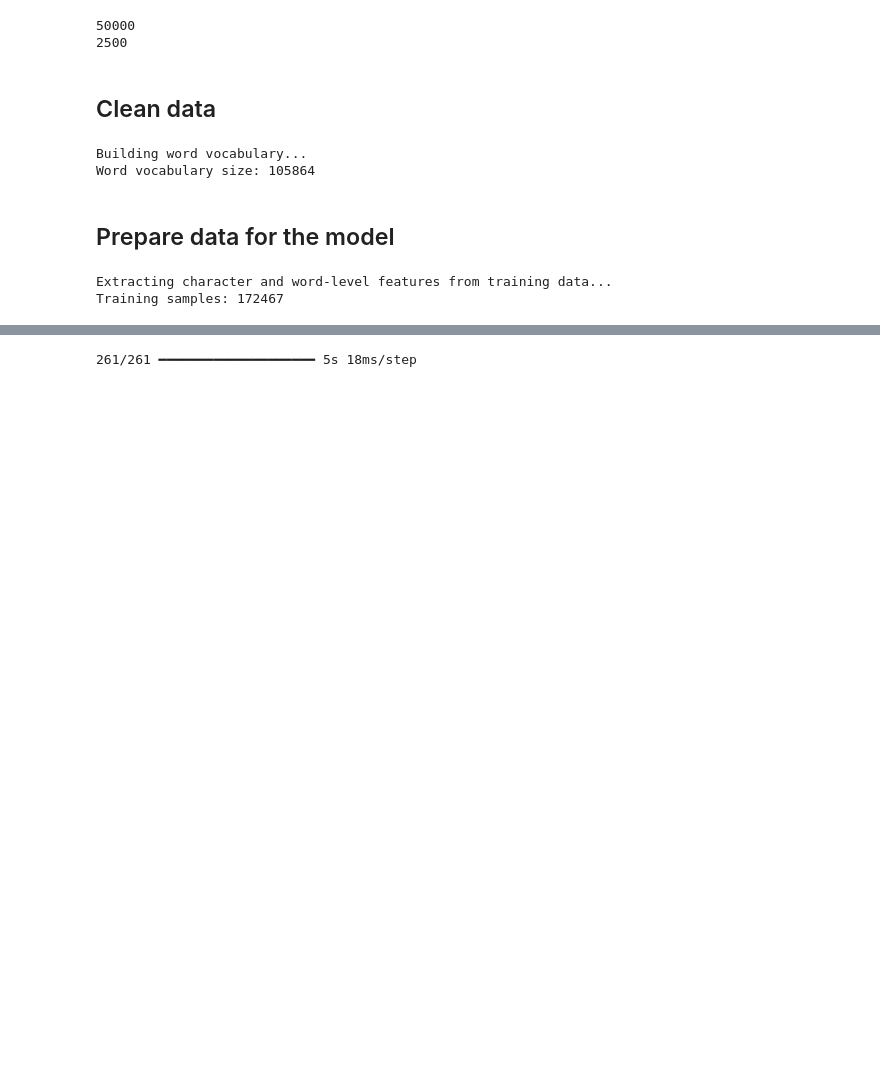
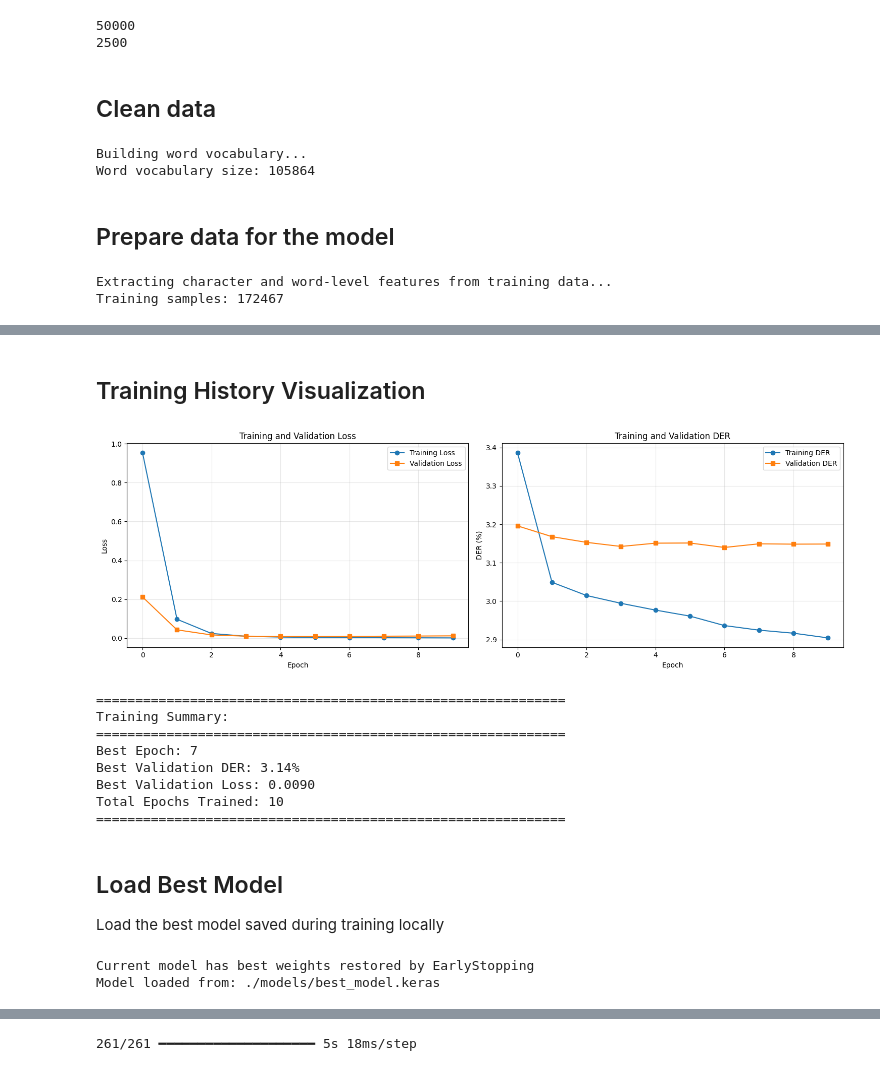
Before and after one commit to team-ronix/Arabic-Text-Diacritization, a Jupyter notebook: code.ipynb, the cells around one changed output, grey strips where cells are left out. Cells and saved outputs as stored; diff of their text form; code cells hidden in the pictures; blank space fills up the shorter version.

```diff
--- a/code.ipynb
+++ b/code.ipynb
@@ -509,10 +688,17 @@ y_train shape: (172467, 607)
 # %%
-# # Train model with multi-input (character + word features)
+# Train model with multi-input (character + word features)
+# Now includes validation data, callbacks, and optional class weights
 with tf.device('/GPU:0'):
     history = model.fit(
         {'char_input': x_train_char, 'word_input': x_train_word, 'position_input': x_train_position},
         y_train,
-        epochs=10,
-        batch_size=128,
+        validation_data=(
+            {'char_input': x_val_char, 'word_input': x_val_word, 'position_input': x_val_position},
+            y_val
+        ),
+        epochs=50,                    # Increased epochs; early stopping will halt if needed
+        batch_size=64,
+        callbacks=callbacks,
+        # class_weight=class_weights, # Uncomment to use class weights for imbalanced data
         verbose=1
     )
@@ -540 +705,68 @@ Epoch 10/10
+# %% [markdown]
+## Training History Visualization
+# %%
+import matplotlib.pyplot as plt
+
+# Plot training history
+fig, axes = plt.subplots(1, 2, figsize=(15, 5))
+
+# Plot Loss
+axes[0].plot(history.history['loss'], label='Training Loss', marker='o')
+axes[0].plot(history.history['val_loss'], label='Validation Loss', marker='s')
+axes[0].set_xlabel('Epoch')
+axes[0].set_ylabel('Loss')
+axes[0].set_title('Training and Validation Loss')
+axes[0].legend()
+axes[0].grid(True, alpha=0.3)
+
+# Plot DER
+axes[1].plot(history.history['DER'], label='Training DER', marker='o')
+axes[1].plot(history.history['val_DER'], label='Validation DER', marker='s')
+axes[1].set_xlabel('Epoch')
+axes[1].set_ylabel('DER (%)')
+axes[1].set_title('Training and Validation DER')
+axes[1].legend()
+axes[1].grid(True, alpha=0.3)
+
+plt.tight_layout()
+plt.show()
+
+# Print best epoch info
+best_epoch = np.argmin(history.history['val_DER'])
+print("\n" + "="*60)
+print("Training Summary:")
+print("="*60)
+print(f"Best Epoch: {best_epoch + 1}")
+print(f"Best Validation DER: {history.history['val_DER'][best_epoch]:.2f}%")
+print(f"Best Validation Loss: {history.history['val_loss'][best_epoch]:.4f}")
+print(f"Total Epochs Trained: {len(history.history['loss'])}")
+print("="*60)
+# %% [output]
+[figure, added]
+============================================================
+Training Summary:
+============================================================
+Best Epoch: 7
+Best Validation DER: 3.14%
+Best Validation Loss: 0.0090
+Total Epochs Trained: 10
+============================================================
+# %% [markdown]
+## Load Best Model
+Load the best model saved during training locally
+# %%
+# Load the best model saved by ModelCheckpoint
+# Note: With restore_best_weights=True in EarlyStopping, the model variable already has the best weights
+# But we can also load from file if needed
+
+# Option 1: Current model already has best weights (due to early stopping restore_best_weights=True)
+print("Current model has best weights restored by EarlyStopping")
+
+# Option 2: Load from saved checkpoint file
+from tensorflow.keras.models import load_model
+model = load_model(checkpoint_path, custom_objects={'DERMetric': DERMetric})
+print(f"Model loaded from: {checkpoint_path}")
+# %% [output]
+Current model has best weights restored by EarlyStopping
+Model loaded from: ./models/best_model.keras
 # %%
```
Also changed, not shown: parts of 26 cells of this notebook.
